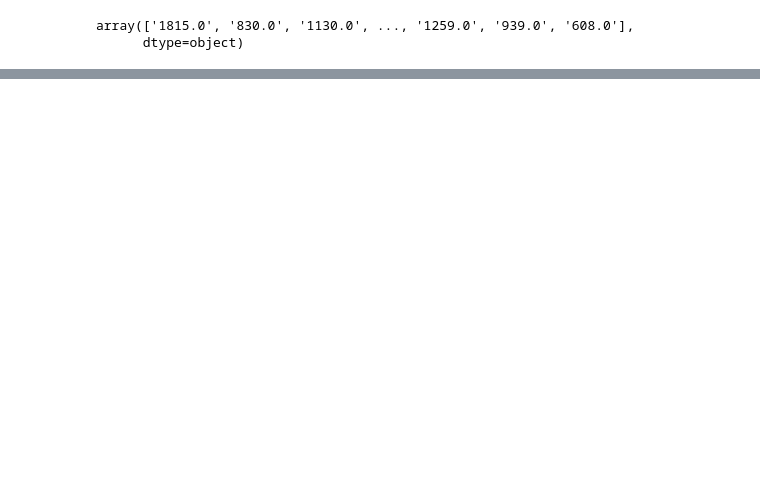
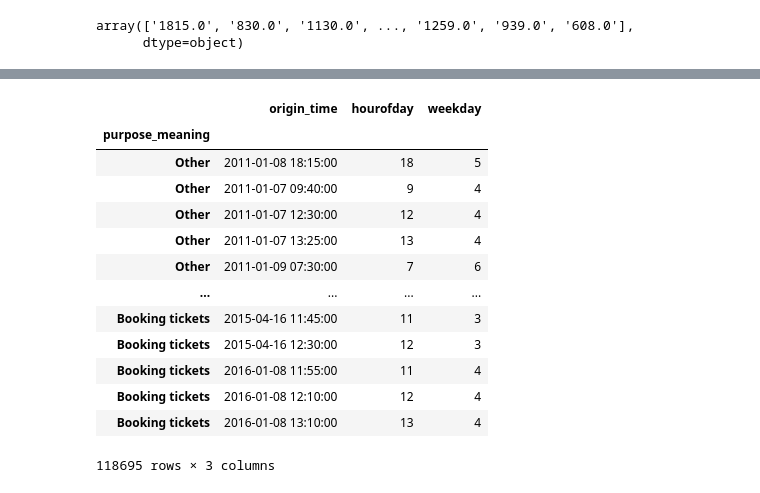
Before and after one commit to TheYuanLiao/individual_mobility_model, a Jupyter notebook: src/py/travelsurvey.ipynb, the cells around one changed output, grey strips where cells are left out. Saved outputs shown, nothing was run; the diff lists cells and outputs as text; code cells hidden in the pictures; blank space fills up the shorter version.

```diff
--- a/src/py/travelsurvey.ipynb
+++ b/src/py/travelsurvey.ipynb
@@ -4,4 +4,5 @@ import geopandas as gpd
 import numpy as np
 import matplotlib.pyplot as plt
 # %%
-survey_all = pd.read_csv('./../../../Swedish National Travel Survey (2011-2016)/survey_trips.csv')
+survey_all = pd.read_csv('./../../dbs/Swedish National Travel Survey (2011-2016)/survey_trips.csv')
+survey_all.head()
@@ -75,7 +65,7 @@ def trips_clean(df):
     # purpose
     df = df.dropna(subset=['purpose'])
     df = df.assign(purpose=df['purpose'].astype(int))
-    pmap = pd.read_excel("./../../../Swedish National Travel Survey (2011-2016)/variable_values.xlsx", sheet_name="purpose")
+    pmap = pd.read_excel("./../../dbs/Swedish National Travel Survey (2011-2016)/variable_values.xlsx", sheet_name="purpose")
     pmap = pmap.rename(columns={'value': 'purpose'})
     df = df.merge(pmap, on='purpose').rename(columns={ 'meaning': 'purpose_meaning'})
     # timestamps
@@ -101,0 +106,20 @@ trips_clean(trips)
+# %%
+ts_p = ts[['purpose_meaning', 'origin_time']].set_index('purpose_meaning')
+ts_p['hourofday'] = ts_p['origin_time'].dt.hour
+ts_p['weekday'] = ts_p['origin_time'].dt.weekday
+ts_p
+# %% [output]
+|  | origin_time | hourofday | weekday |
+| purpose_meaning |  |  |  |
+| Other | 2011-01-08 18:15:00 | 18 | 5 |
+| Other | 2011-01-07 09:40:00 | 9 | 4 |
+| Other | 2011-01-07 12:30:00 | 12 | 4 |
+| Other | 2011-01-07 13:25:00 | 13 | 4 |
+| Other | 2011-01-09 07:30:00 | 7 | 6 |
+| ... | ... | ... | ... |
+| Booking tickets | 2015-04-16 11:45:00 | 11 | 3 |
+| Booking tickets | 2015-04-16 12:30:00 | 12 | 3 |
+| Booking tickets | 2016-01-08 11:55:00 | 11 | 4 |
+| Booking tickets | 2016-01-08 12:10:00 | 12 | 4 |
+| Booking tickets | 2016-01-08 13:10:00 | 13 | 4 |
+118695 rows × 3 columns
```
Also changed, not shown: parts of 10 cells of this notebook, 1 other file.
